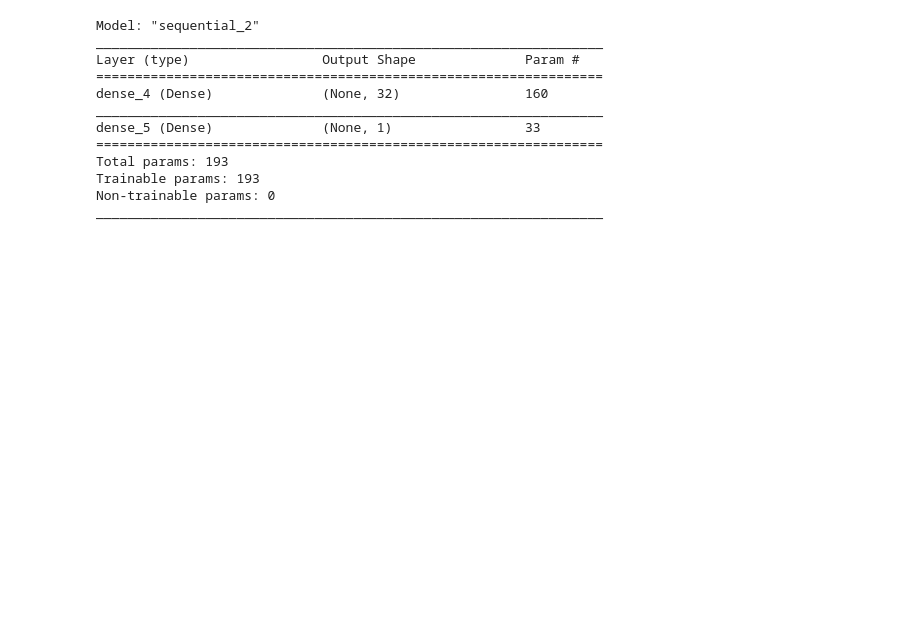
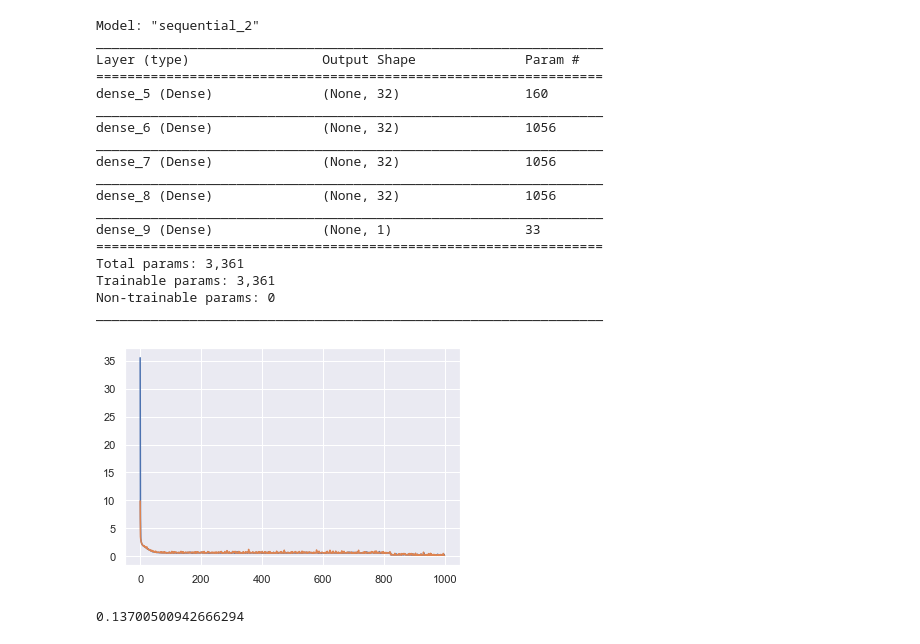
Before and after one commit to kavanshah1197/Thick_walled_PV, a Jupyter notebook: Keras_Net.ipynb, the cells around one changed output. Cells and saved outputs as stored; diff of their text form; code cells hidden in the pictures; blank space fills up the shorter version.

```diff
--- a/Keras_Net.ipynb
+++ b/Keras_Net.ipynb
@@ -26,6 +26,9 @@ dev_data_output = output_data[:,random_seq[math.floor(0.75*input_obs):]]
 # %%
 stress_pred_model = Sequential()
 stress_pred_model.add(Dense(32, input_shape=(4,), activation='relu'))
+stress_pred_model.add(Dense(32, activation='relu'))
+stress_pred_model.add(Dense(32, activation='relu'))
+stress_pred_model.add(Dense(32, activation='relu'))
 stress_pred_model.add(Dense(1))
 # %%
 stress_pred_model.summary()
@@ -34,16 +37,33 @@ Model: "sequential_2"
 _________________________________________________________________
 Layer (type)                 Output Shape              Param #
 =================================================================
-dense_4 (Dense)              (None, 32)                160
+dense_5 (Dense)              (None, 32)                160
 _________________________________________________________________
-dense_5 (Dense)              (None, 1)                 33
+dense_6 (Dense)              (None, 32)                1056
+_________________________________________________________________
+dense_7 (Dense)              (None, 32)                1056
+_________________________________________________________________
+dense_8 (Dense)              (None, 32)                1056
+_________________________________________________________________
+dense_9 (Dense)              (None, 1)                 33
 =================================================================
-Total params: 193
-Trainable params: 193
+Total params: 3,361
+Trainable params: 3,361
 Non-trainable params: 0
 _________________________________________________________________
 # %%
 opt = tf.keras.optimizers.Adam(learning_rate=0.05)
 stress_pred_model.compile(optimizer=opt, loss=tf.keras.losses.MeanSquaredError())
+hist_obj = stress_pred_model.fit(training_data_input.T, training_data_output.T, epochs=1000, verbose=0, batch_size = 64, validation_data=(dev_data_input.T, dev_data_output.T))
-# %%
-hist_obj = stress_pred_model.fit(training_data_input.T, training_data_output.T, epochs=5000, verbose=0)
+# %%
+plt.plot(np.sqrt(hist_obj.history['loss'])/1e6)
+plt.plot(np.sqrt(hist_obj.history['val_loss'])/1e6)
+#plt.plot(np.sqrt(hist_obj.history['val_loss'])/1e6)
+#plt.ylim((0.525,0.560))
+plt.show()
+# %% [output]
+[figure, added]
+# %%
+np.sqrt(hist_obj.history['val_loss'][-1])/1e6
+# %% [output]
+0.13700500942666294
```
